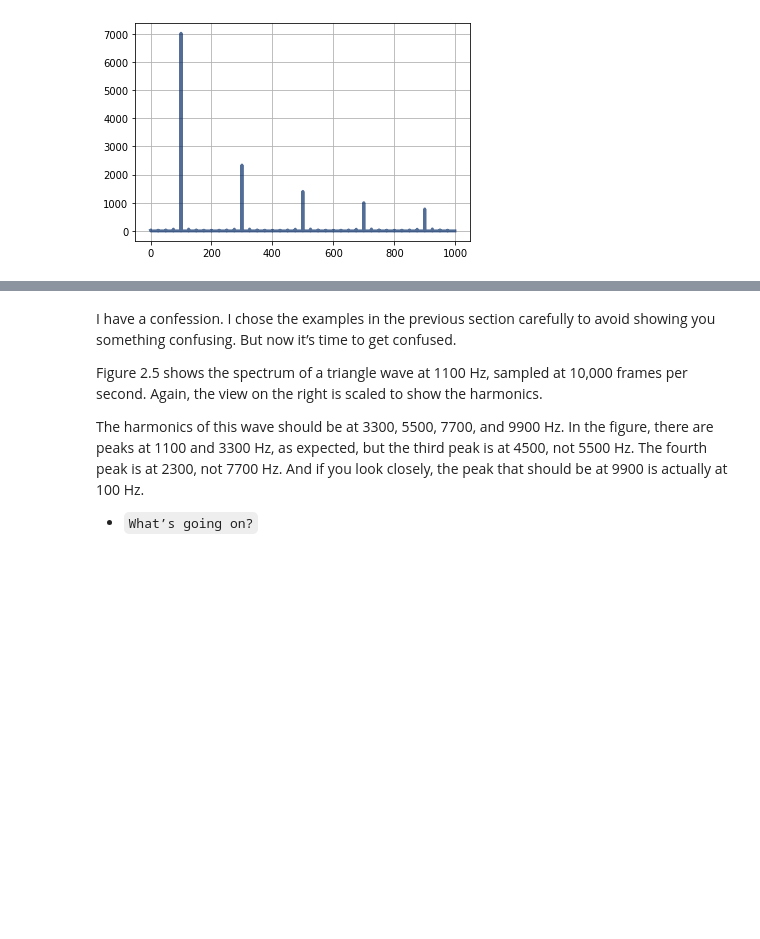
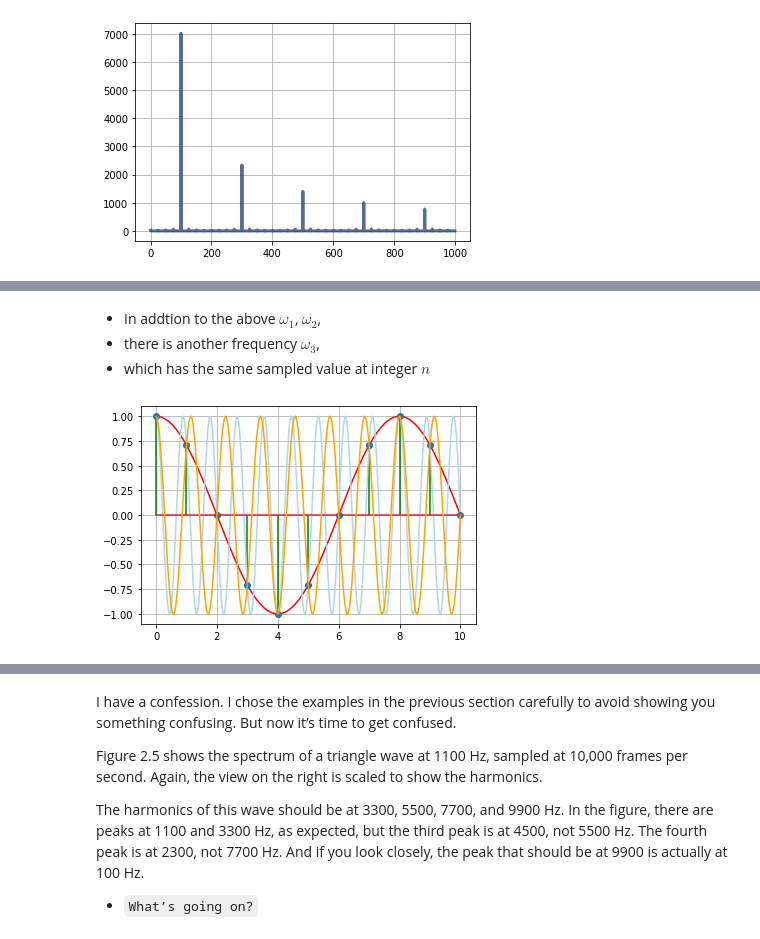
Before and after one commit to renyuanL/_ryDsp2020, a Jupyter notebook: code/ch02.ipynb, the cells around one changed output, grey strips where cells are left out. Saved outputs shown, nothing was run; the diff lists cells and outputs as text; code cells hidden in the pictures; blank space fills up the shorter version.

```diff
--- a/code/ch02.ipynb
+++ b/code/ch02.ipynb
@@ -672,0 +757,28 @@ pl.grid()
+# %% [markdown]
+- In addtion to the above $ω_1$, $ω_2$,
+- there is another frequency $ω_3$,
+- which has the same sampled value at integer $n$
+# %%
+t= np.linspace(0, 10, 1001)
+n= np.arange(0, 11)
+
+x1t= np.cos(ω1 * t)
+x2t= np.cos(ω2 * t)
+x1n= np.cos(ω1 * n)
+
+pl.figure()
+pl.plot(t,x1t,'red', t, x2t,'lightblue')
+pl.stem(n,x1n,'green',use_line_collection=True)
+
+# In addtion to the above ω1, ω2,
+# there is another frequency ω3,
+# which has the same sampled value at integer n
+
+ω3 = π * 7/4  # ω3 = - ω1 + 2 π
+
+x3t= np.cos(ω3 * t)
+pl.plot(t,x3t,'orange')
+
+pl.grid()
+# %% [output]
+[figure, added]
```
Also changed, not shown: parts of 12 cells of this notebook, 1 other file.
